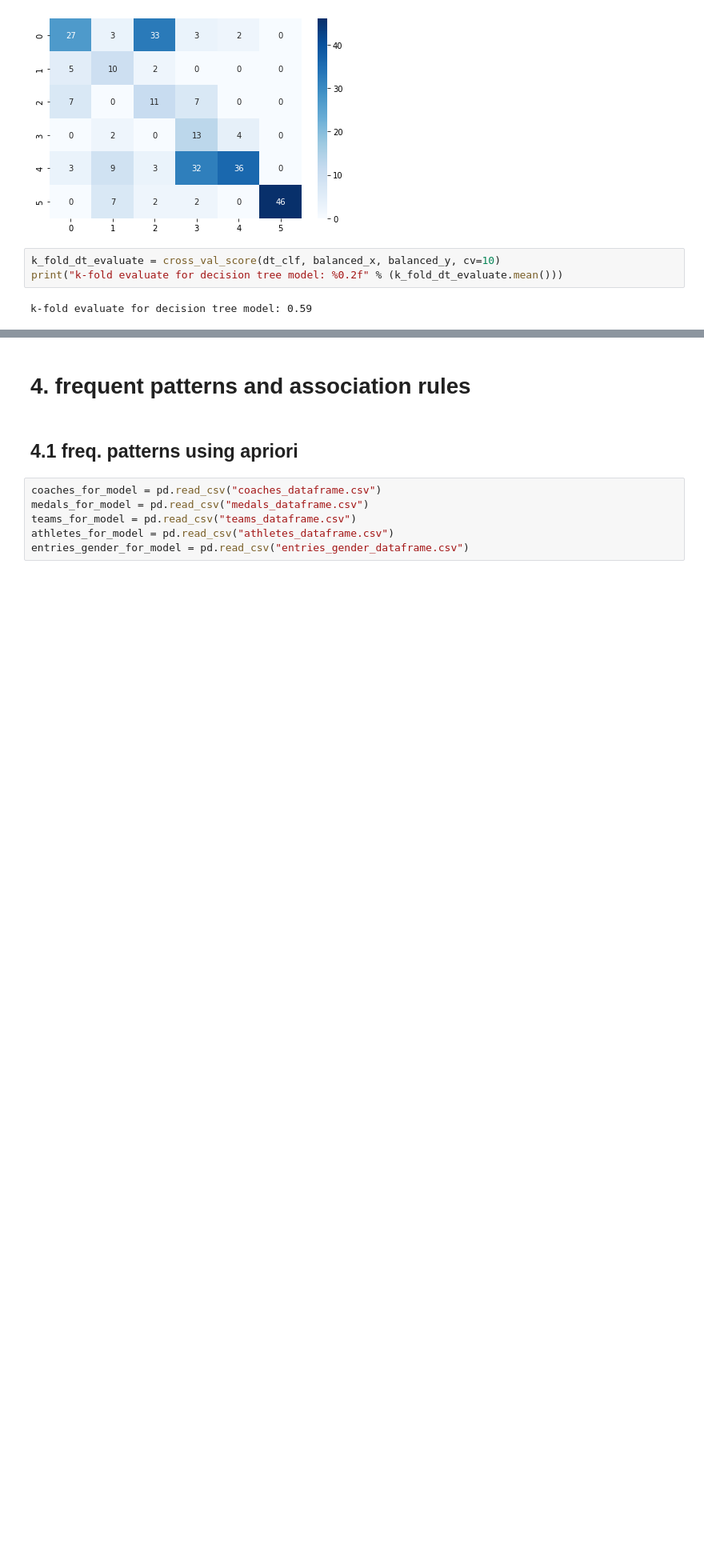
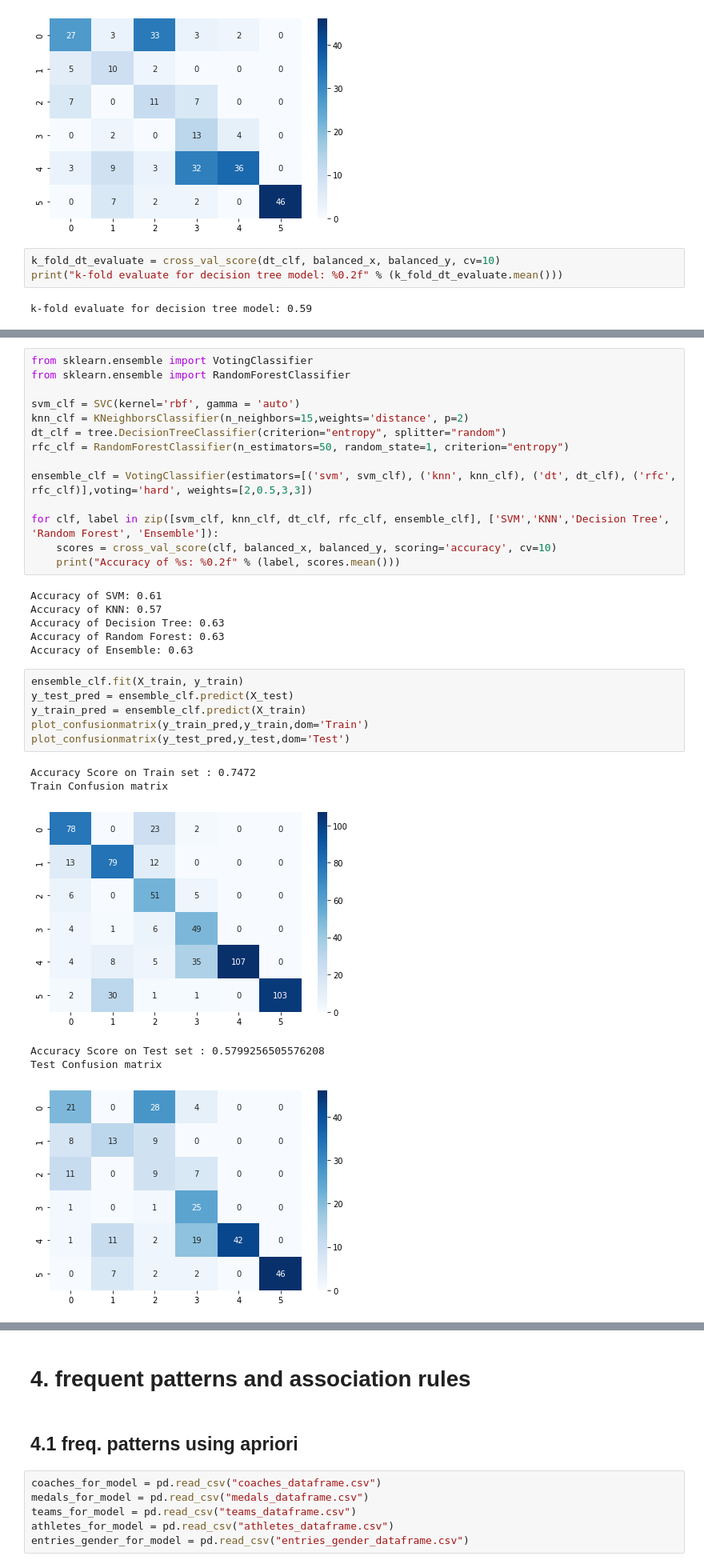
Before and after one commit to mvaghei78/data-mining-on-2021_Olympics, a Jupyter notebook: mining_on_2021_Olympics.ipynb, the cells around one changed output, grey strips where cells are left out. Shown at 80% size. Saved outputs shown, nothing was run; the diff lists cells and outputs as text; blank space fills up the shorter version.

Commit message:
ensemble model added and project report completed

```diff
--- a/mining_on_2021_Olympics.ipynb
+++ b/mining_on_2021_Olympics.ipynb
@@ -1682,0 +1696,33 @@ k-fold evaluate for decision tree model: 0.59
+# %%
+from sklearn.ensemble import VotingClassifier
+from sklearn.ensemble import RandomForestClassifier
+
+svm_clf = SVC(kernel='rbf', gamma = 'auto')
+knn_clf = KNeighborsClassifier(n_neighbors=15,weights='distance', p=2)
+dt_clf = tree.DecisionTreeClassifier(criterion="entropy", splitter="random")
+rfc_clf = RandomForestClassifier(n_estimators=50, random_state=1, criterion="entropy")
+
+ensemble_clf = VotingClassifier(estimators=[('svm', svm_clf), ('knn', knn_clf), ('dt', dt_clf), ('rfc', rfc_clf)],voting='hard', weights=[2,0.5,3,3])
+
+for clf, label in zip([svm_clf, knn_clf, dt_clf, rfc_clf, ensemble_clf], ['SVM','KNN','Decision Tree', 'Random Forest', 'Ensemble']):
+    scores = cross_val_score(clf, balanced_x, balanced_y, scoring='accuracy', cv=10)
+    print("Accuracy of %s: %0.2f" % (label, scores.mean()))
+# %% [output]
+Accuracy of SVM: 0.61
+Accuracy of KNN: 0.57
+Accuracy of Decision Tree: 0.63
+Accuracy of Random Forest: 0.63
+Accuracy of Ensemble: 0.63
+# %%
+ensemble_clf.fit(X_train, y_train)
+y_test_pred = ensemble_clf.predict(X_test)
+y_train_pred = ensemble_clf.predict(X_train)
+plot_confusionmatrix(y_train_pred,y_train,dom='Train')
+plot_confusionmatrix(y_test_pred,y_test,dom='Test')
+# %% [output]
+Accuracy Score on Train set : 0.7472
+Train Confusion matrix
+[figure, added]
+Accuracy Score on Test set : 0.5799256505576208
+Test Confusion matrix
+[figure, added]
```
Also changed, not shown: parts of 32 cells of this notebook, 1 other file.
